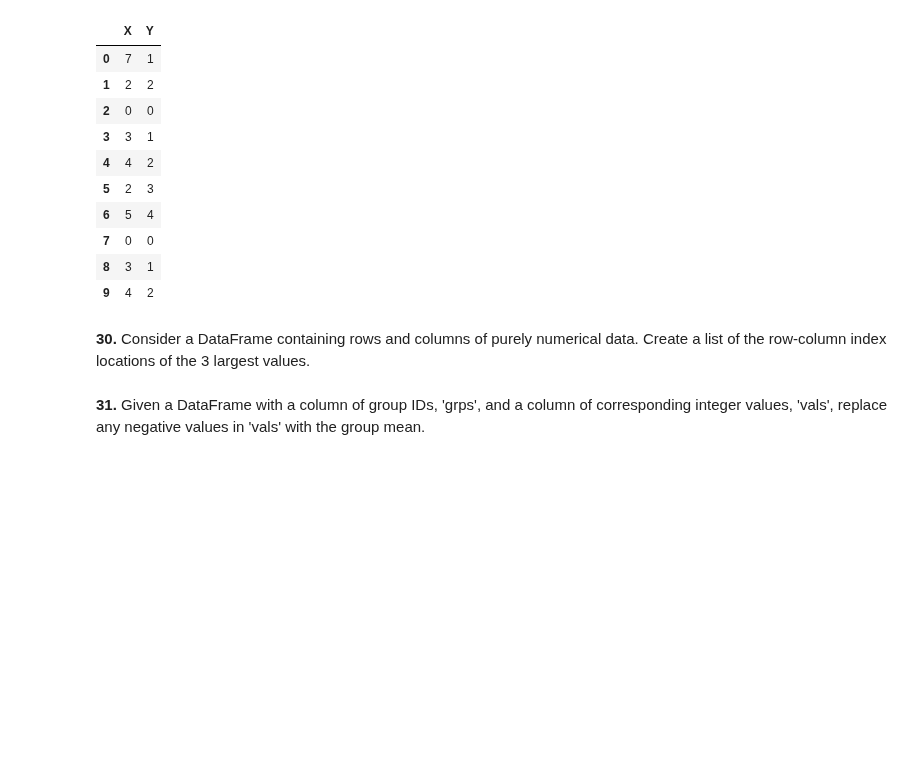
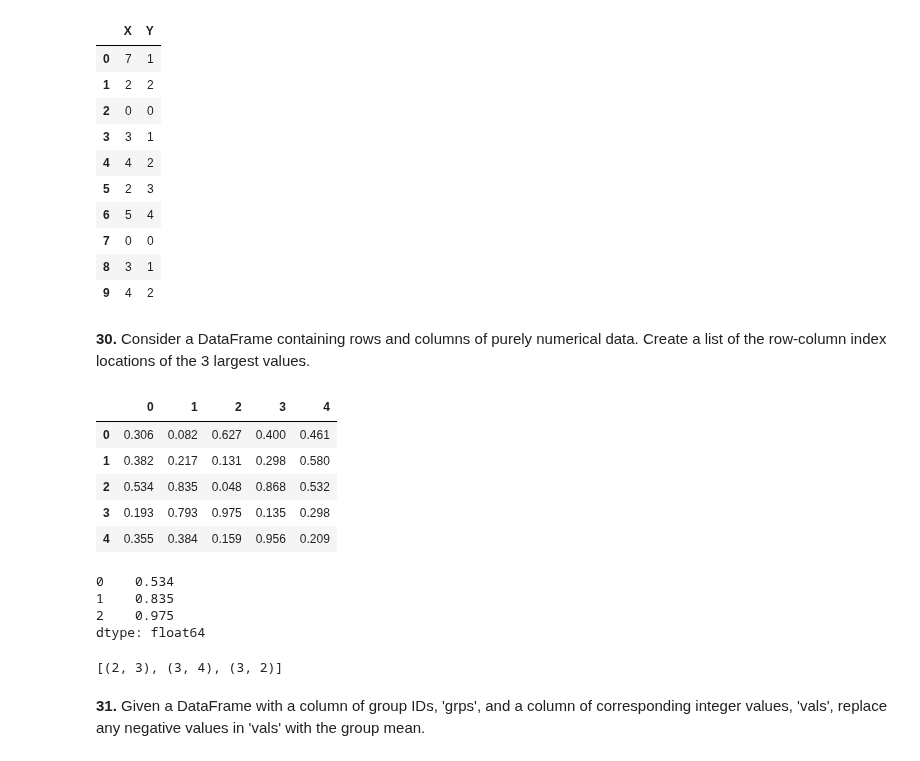
Before and after one commit to Jeyramana/GUVI_Assignments, a Jupyter notebook: Assignment_2/pandas_tasks.ipynb, the cells around one changed output. Cells and saved outputs as stored; diff of their text form; code cells hidden in the pictures; blank space fills up the shorter version.

```diff
--- a/Assignment_2/pandas_tasks.ipynb
+++ b/Assignment_2/pandas_tasks.ipynb
@@ -448,5 +448,26 @@ df
 | 9 | 4 | 2 |
 # %% [markdown]
 **30.** Consider a DataFrame containing rows and columns of purely numerical data. Create a list of the row-column index locations of the 3 largest values.
+# %%
+df = (pd.DataFrame(np.random.random(size=(5, 5)))).round(3)
+df
+# %% [output]
+|  | 0 | 1 | 2 | 3 | 4 |
+| 0 | 0.306 | 0.082 | 0.627 | 0.400 | 0.461 |
+| 1 | 0.382 | 0.217 | 0.131 | 0.298 | 0.580 |
+| 2 | 0.534 | 0.835 | 0.048 | 0.868 | 0.532 |
+| 3 | 0.193 | 0.793 | 0.975 | 0.135 | 0.298 |
+| 4 | 0.355 | 0.384 | 0.159 | 0.956 | 0.209 |
+# %%
+df.max()[:3]
+# %% [output]
+0    0.534
+1    0.835
+2    0.975
+dtype: float64
+# %%
+df.unstack().sort_values(ascending=False)[:3].index.tolist() # all indexes of top 3 elements
+# %% [output]
+[(2, 3), (3, 4), (3, 2)]
 # %% [markdown]
 **31.** Given a DataFrame with a column of group IDs, 'grps', and a column of corresponding integer values, 'vals', replace any negative values in 'vals' with the group mean.
```
Also changed, not shown: parts of 4 cells of this notebook.
